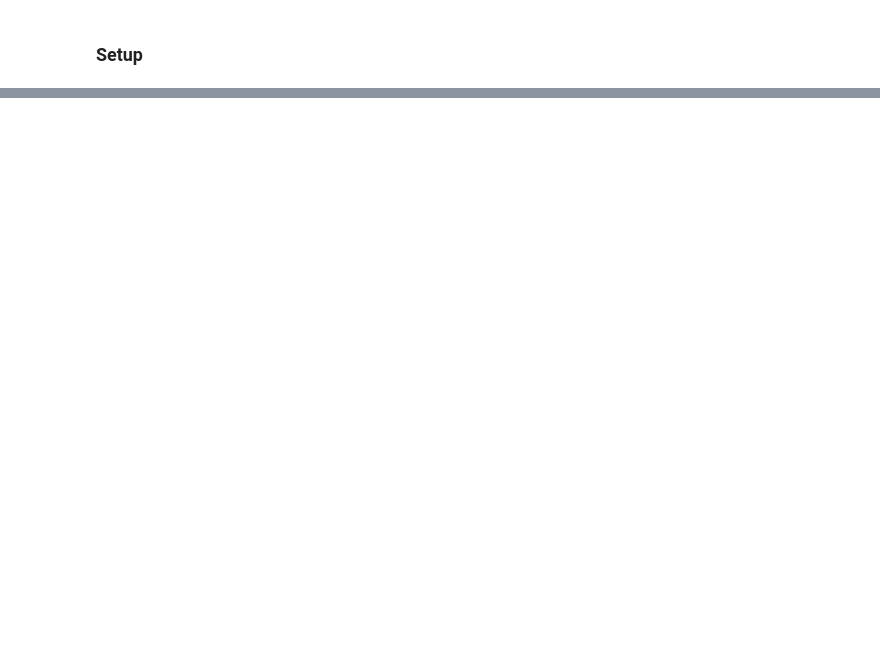
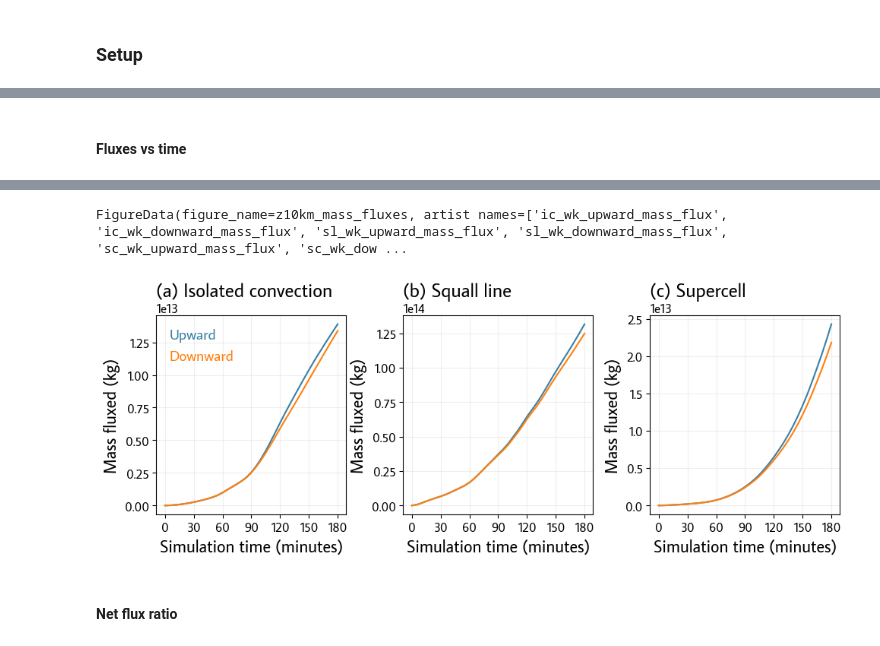
Before and after one commit to cmdavis4/tracer_paper, a Jupyter notebook: analysis-tracerpaper.ipynb, the cells around one changed output, grey strips where cells are left out. Drawn from its saved outputs; the diff is of its cells as text; code cells hidden in the pictures; blank space fills up the shorter version.

```diff
--- a/analysis-tracerpaper.ipynb
+++ b/analysis-tracerpaper.ipynb
@@ -4388,0 +3983,28 @@ Data variables: (12/244)
+# %% [markdown]
+#### Fluxes vs time
+# %%
+cm.plotting.start_figure("z10km_mass_fluxes")
+
+fig, axs = plt.subplots(ncols=3, figsize=(10, 3))
+
+for storm_ix, storm in enumerate(blt.STORM_NAMES):
+    ax = axs.flatten()[storm_ix]
+    ax.plot(
+        storm_dss[storm]["t_minutes"].values,
+        cumu_upward_z10km_mass_fluxes[storm],
+        label="Upward",
+        name=f"{storm}_upward_mass_flux",
+    )
+    ax.plot(
+        storm_dss[storm]["t_minutes"].values,
+        -1 * cumu_downward_z10km_mass_fluxes[storm],
+        label="Downward",
+        name=f"{storm}_downward_mass_flux",
+    )
+    ax.set_ylabel("Mass fluxed (kg)")
+    blt.label_x_axis(ax)
+    ax.set_title(blt.axes_title(storm_ix, blt.STORM_LABELS[storm]))
+cm.plotting.clean_legend(axs[0])
+
+save_figure_and_data()
+# %% [output]
@@ -4388,0 +4013,4 @@ Data variables: (12/244)
+FigureData(figure_name=z10km_mass_fluxes, artist names=['ic_wk_upward_mass_flux', 'ic_wk_downward_mass_flux', 'sl_wk_upward_mass_flux', 'sl_wk_downward_mass_flux', 'sc_wk_upward_mass_flux', 'sc_wk_dow ...
+[figure, added]
+# %% [markdown]
+#### Net flux ratio
```
Also changed, not shown: parts of 52 cells of this notebook, 3 other files.
